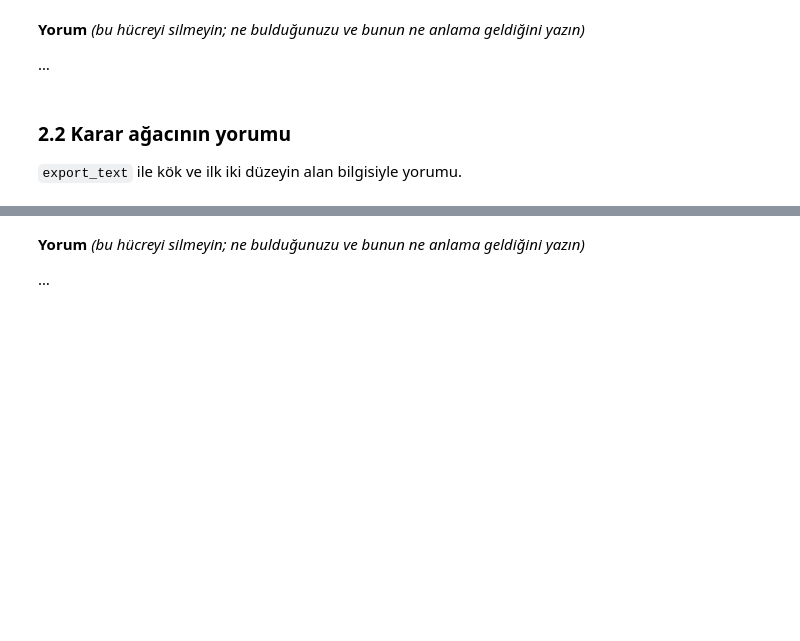
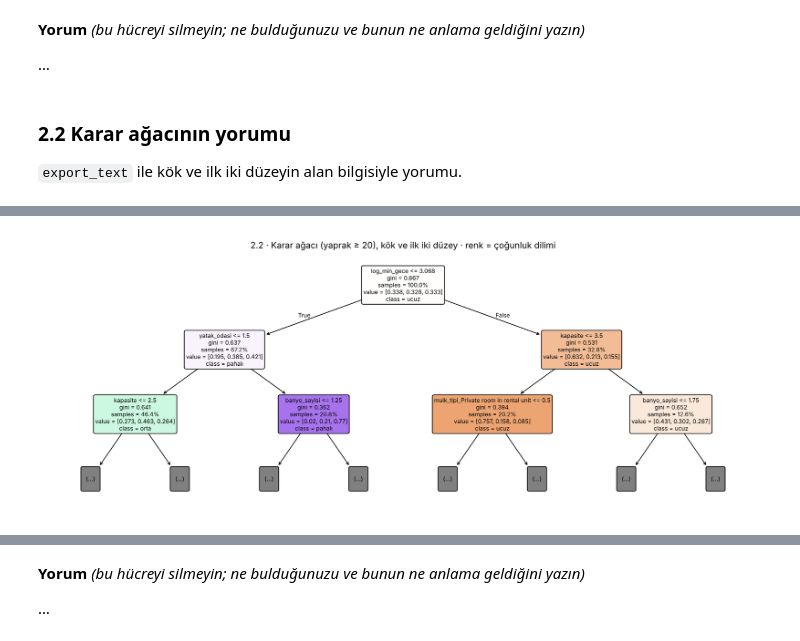
Before and after one commit to barisaykent-spec/Veri_Muh_Proje1, a Jupyter notebook: calisma/baris/BIL545_Proje1.ipynb, the cells around one changed output, grey strips where cells are left out. Drawn from its saved outputs; the diff is of its cells as text; code cells hidden in the pictures; blank space fills up the shorter version.

```diff
--- a/calisma/baris/BIL545_Proje1.ipynb
+++ b/calisma/baris/BIL545_Proje1.ipynb
@@ -1402,4 +1402,99 @@ Not: bölmeler aynı veriden üretildiği için bu 25 fark bağımsız değil; a
 ### 2.2 Karar ağacının yorumu
 `export_text` ile kök ve ilk iki düzeyin alan bilgisiyle yorumu.
 # %%
-# Kodunuz
+# =====================================================================
+# 2.2 Karar ağacının yorumu: kök ve ilk iki düzey
+# Önkoşul: ortak hat hücreleri (X, y, veri, CV_GRUP, SAYISAL, KATEGORIK, YUKSEK_KARD, NADIR_ESIK, SEED, SINIFLAR)
+# =====================================================================
+from sklearn.tree import DecisionTreeClassifier, export_text, plot_tree
+
+# 1) Ağaç için ÖLÇEKSİZ ön işleme. Ağaç "kapasite > 3,5?" gibi eşik soruları sorar; ölçekleme soruların
+#    cevabını değiştirmez ama eşikleri okunamaz yapar (ör. "kapasite ≤ 0,37"). Doldurma ve kodlama aynı.
+def agac_on_isleme():
+    return ColumnTransformer([
+        ("sayisal", SimpleImputer(strategy="median", add_indicator=True), SAYISAL),
+        ("kategorik", OneHotEncoder(handle_unknown="ignore"), KATEGORIK),
+        ("yuksek_kard", OneHotEncoder(handle_unknown="infrequent_if_exist", min_frequency=NADIR_ESIK), [YUKSEK_KARD]),
+    ], verbose_feature_names_out=False)          # sütun adları önek almasın: "kapasite", "oda_tipi_Private room"
+
+def agac_hatti():
+    # 2.1'deki "yaprak ≥ 20" ağacı: her yaprakta en az 20 ilan
+    return Pipeline([("on", agac_on_isleme()),
+                     ("model", DecisionTreeClassifier(min_samples_leaf=20, random_state=SEED))])
+
+# Kontrol: ölçeksiz hat 2.1'deki ölçekli ağaçla aynı skoru vermeli (ağaç ölçekten etkilenmez)
+_ = degerlendir(agac_hatti(), X, ad="Karar ağacı · yaprak ≥ 20 · ölçeksiz hat (2.1 ile aynı olmalı)")
+
+# 2) Yorum için bütün veride bir ağaç. Bu ağaç YALNIZ yapıyı okumak için; skor raporunda kullanılmıyor.
+agac = agac_hatti().fit(X, y)
+ad = list(agac.named_steps["on"].get_feature_names_out())
+t = agac.named_steps["model"].tree_
+print(f"\nBütün veride ağaç: derinlik {agac.named_steps['model'].get_depth()}, yaprak {agac.named_steps['model'].get_n_leaves()}")
+print(export_text(agac.named_steps["model"], feature_names=ad, class_names=SINIFLAR, max_depth=2, decimals=2))
+
+# 3) Eşikleri okunur hâle getirme: log1p ile dönüştürülmüş sütunlarda eşiği geri çevir (expm1)
+def okunur_kural(sutun, esik, sol):
+    if sutun.startswith("log_"):
+        ham = np.expm1(esik)
+        birim = {"log_min_gece": "gece", "log_ev_sahibi_ilan": "ilan", "log_aciklama_uzunlugu": "karakter"}.get(sutun, "")
+        return f"{sutun[4:]} {'≤' if sol else '>'} {ham:.1f} {birim}".strip()
+    if sutun.startswith("missingindicator_"):
+        return f"{sutun[17:]} {'dolu' if sol else 'EKSİK'}"
+    if sutun not in SAYISAL:                       # bire-bir kodlanmış kategori (0/1), eşik hep 0,5
+        return f"{sutun} {'DEĞİL' if sol else 'EVET'}"
+    return f"{sutun} {'≤' if sol else '>'} {esik:.2f}"
+
+def soru(dugum):                                   # düğümün sorduğu soru, okunur biçimde
+    return okunur_kural(ad[t.feature[dugum]], t.threshold[dugum], True)
+
+# 4) Kök ve ilk iki düzeydeki her düğüm: kaç ilan, dilim dağılımı, çoğunluk
+satirlar = []
+def gez(dugum, derinlik, yol):
+    oran = t.value[dugum][0] / t.value[dugum][0].sum()          # düğümdeki sınıf oranları
+    satirlar.append({"düzey": derinlik, "kural": " ∧ ".join(yol) if yol else "(kök: bütün ilanlar)",
+                     "ilan": int(t.n_node_samples[dugum]),
+                     **{f"% {s}": round(100 * o, 1) for s, o in zip(SINIFLAR, oran)},
+                     "çoğunluk": SINIFLAR[int(np.argmax(oran))],
+                     "sonraki soru": soru(dugum) if derinlik < 2 else ""})
+    if derinlik < 2:
+        s, e = ad[t.feature[dugum]], t.threshold[dugum]
+        gez(t.children_left[dugum], derinlik + 1, yol + [okunur_kural(s, e, True)])
+        gez(t.children_right[dugum], derinlik + 1, yol + [okunur_kural(s, e, False)])
+gez(0, 0, [])
+dugum_tablosu = pd.DataFrame(satirlar)
+display(dugum_tablosu)
+
+# 5) Kararlılık: aynı soruları her eğitim katında da soruyor mu? (25 bölmenin eğitim katları)
+kararlilik = []
+for tr, _te in CV_GRUP:
+    m = agac_hatti().fit(X.iloc[tr], y[tr])
+    tt, aa = m.named_steps["model"].tree_, m.named_steps["on"].get_feature_names_out()
+    L, R = tt.children_left[0], tt.children_right[0]
+    kararlilik.append({"kök": aa[tt.feature[0]], "kök eşiği": tt.threshold[0],
+                       "sol çocuk": aa[tt.feature[L]], "sağ çocuk": aa[tt.feature[R]]})
+kararlilik = pd.DataFrame(kararlilik)
+print("Kök ve birinci düzey, 25 eğitim katında (kaç kez seçildi):")
+for k in ["kök", "sol çocuk", "sağ çocuk"]:
+    print(f"  {k:<10s}", kararlilik[k].value_counts().to_dict())
+kok = kararlilik.loc[kararlilik["kök"] == "log_min_gece", "kök eşiği"]
+if len(kok):
+    print(f"  Kök eşiği (en az konaklama, gece): {np.expm1(kok.min()):.1f} – {np.expm1(kok.max()):.1f}")
+
+# 6) Alan bilgisi için bağlam: kök sorusunun iki tarafında fiyat
+uzun = veri["minimum_nights"] > np.expm1(t.threshold[0])
+print(f"\nKökün sağı (en az konaklama > {np.expm1(t.threshold[0]):.0f} gece): {uzun.mean():.1%} ilan; "
+      f"medyan gecelik fiyat {veri.loc[uzun, 'fiyat'].median():,.0f} TL (sol: {veri.loc[~uzun, 'fiyat'].median():,.0f} TL)")
+print("En az konaklamanın en sık değerleri (sağ taraf):", veri.loc[uzun, "minimum_nights"].value_counts().head(4).to_dict())
+bosluk = veri["minimum_nights"].between(15, 99)
+print(f"Kök eşiklerinin düştüğü 15–99 gece aralığındaki ilan: {bosluk.sum()} ({bosluk.mean():.1%}) → "
+      "eşik bu boşlukta nereye konsa da ayrım pratikte aynı: '≤ 14 gece' ile '≥ 100 gece'")
+
+# 7) Görsel: ilk iki düzey
+fig, ax = plt.subplots(figsize=(14, 5.5))
+plot_tree(agac.named_steps["model"], max_depth=2, feature_names=ad, class_names=SINIFLAR,
+          filled=True, impurity=True, proportion=True, rounded=True, fontsize=8, ax=ax)
+ax.set_title("2.2 · Karar ağacı (yaprak ≥ 20), kök ve ilk iki düzey · renk = çoğunluk dilimi")
+plt.tight_layout(); plt.show()
+print("Grafik: her kutuda soru, Gini safsızlığı, ilan oranı ve dilim oranları (ucuz, orta, pahalı). "
+      "log_min_gece eşiği log ölçekte; okunur karşılığı yukarıdaki tabloda.")
+# %% [output]
@@ -1405,0 +1535 @@ Not: bölmeler aynı veriden üretildiği için bu 25 fark bağımsız değil; a
+[figure, added]
```
Also changed, not shown: parts of 1 cell of this notebook, 2 other files.
